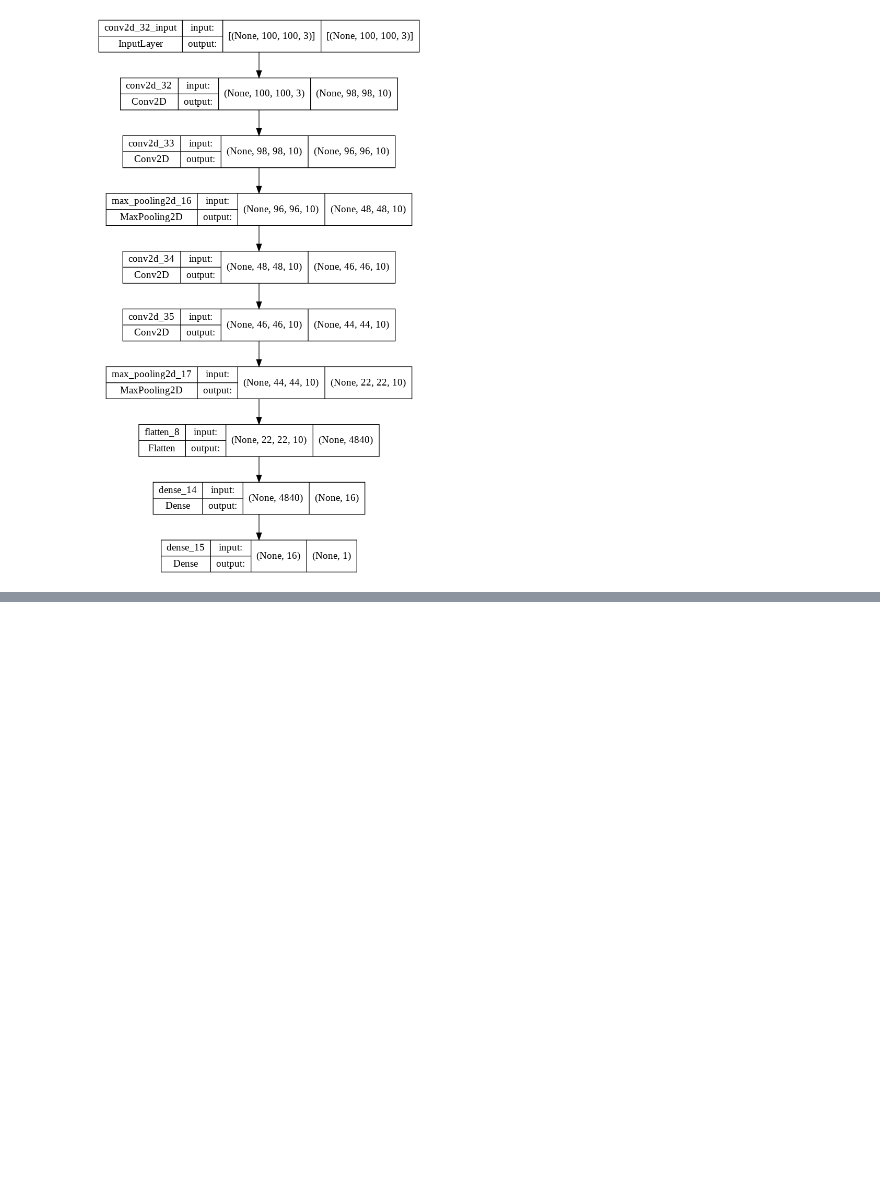
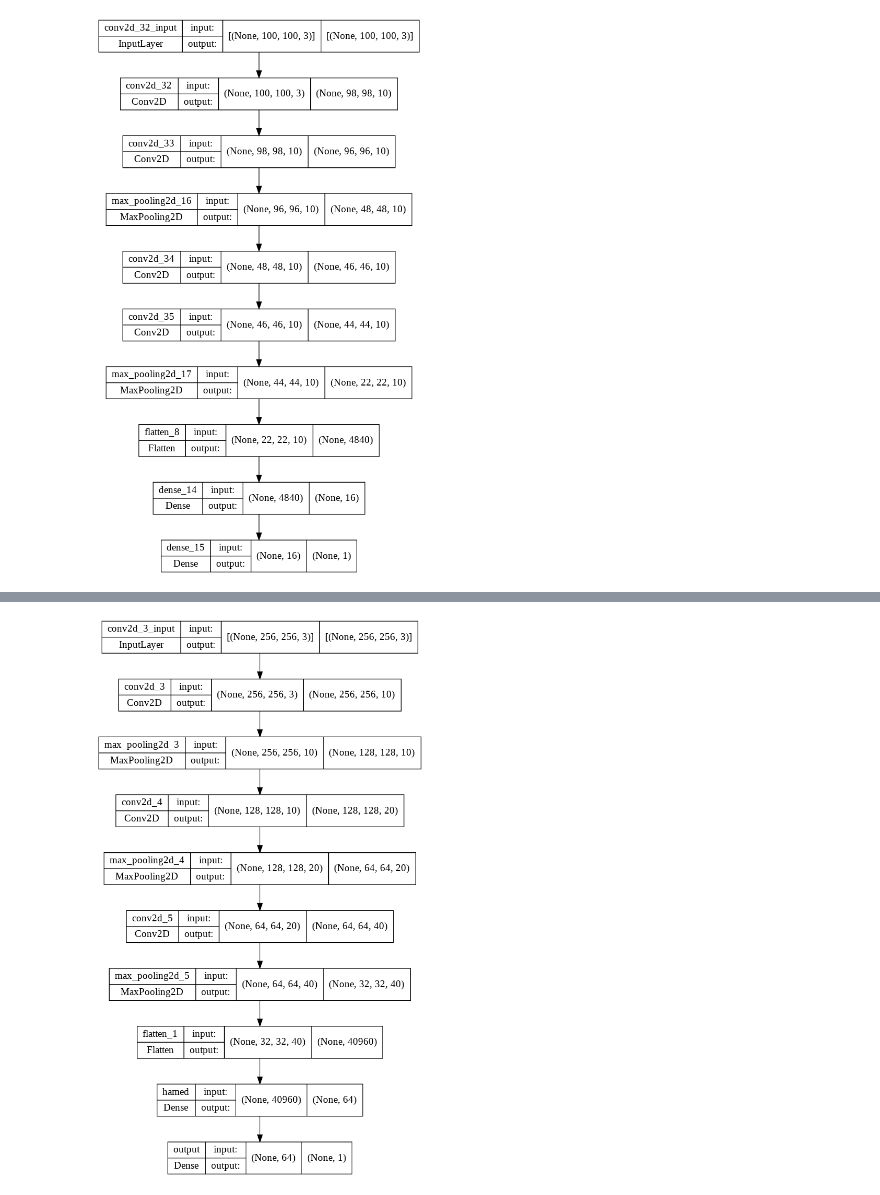
Before and after one commit to hamednasr/tensorflow, a Jupyter notebook: 03_computer_vision_with_TensorFlow.ipynb, the cells around one changed output, grey strips where cells are left out. Saved outputs shown, nothing was run; the diff lists cells and outputs as text; code cells hidden in the pictures; blank space fills up the shorter version.

Commit message:
model2 new CNN

```diff
--- a/03_computer_vision_with_TensorFlow.ipynb
+++ b/03_computer_vision_with_TensorFlow.ipynb
@@ -179,0 +216,33 @@ tf.keras.utils.plot_model(model,show_shapes=True)
+# %%
+model2 = tf.keras.Sequential([
+              tf.keras.layers.Conv2D(filters=10,
+                                     kernel_size=3,
+                                     padding='same',
+                                     activation='relu',
+                                     input_shape=((256, 256,3))),
+              tf.keras.layers.MaxPool2D(),
+
+              tf.keras.layers.Conv2D(filters=20,
+                                     kernel_size=3,
+                                     padding='same',
+                                     activation='relu'),
+              tf.keras.layers.MaxPool2D(),
+
+              tf.keras.layers.Conv2D(filters=40,
+                                     kernel_size=3,
+                                     padding='same',
+                                     activation='relu'),
+              tf.keras.layers.MaxPool2D() ,
+
+              tf.keras.layers.Flatten(),
+
+              tf.keras.layers.Dense(64,activation='relu',name='hamed'),
+              tf.keras.layers.Dense(1,activation='sigmoid',name='output'),
+])
+
+model2.compile(loss =  tf.keras.losses.BinaryCrossentropy(),
+              optimizer = tf.keras.optimizers.Adam(),
+              metrics = ['accuracy'])
+
+model2.build()
+model2.summary()
@@ -179,0 +267,4 @@ tf.keras.utils.plot_model(model,show_shapes=True)
+# %%
+tf.keras.utils.plot_model(model2,show_shapes=True)
+# %% [output]
+[figure, added]
```
Also changed, not shown: parts of 10 cells of this notebook.
